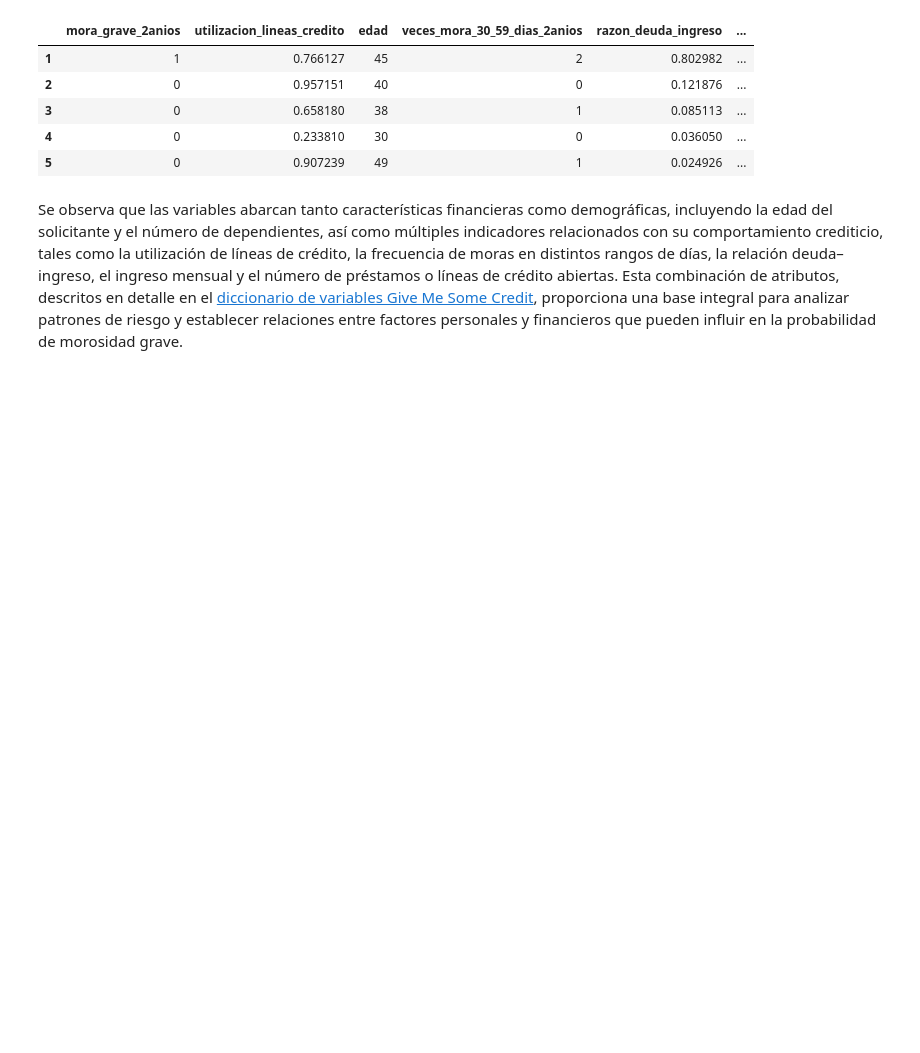
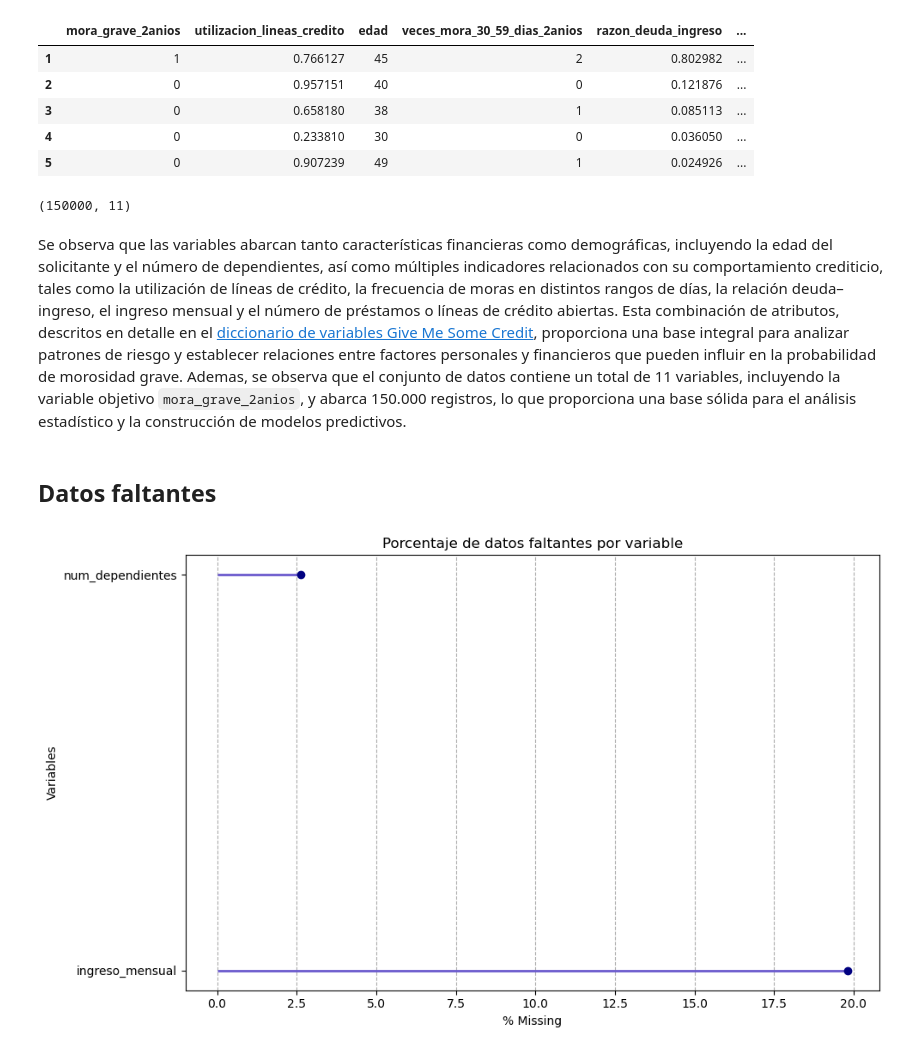
Before and after one commit to sePerezAlbor/ProyectoFinal_MachineLearning, a Jupyter notebook: _sources/EDA.ipynb, the cells around one changed output. Cells and saved outputs as stored; diff of their text form; code cells hidden in the pictures; blank space fills up the shorter version.

```diff
--- a/_sources/EDA.ipynb
+++ b/_sources/EDA.ipynb
@@ -100,5 +108,31 @@ train_data.head()
 | 3 | 0 | 0.658180 | 38 | 1 | 0.085113 | ... |
 | 4 | 0 | 0.233810 | 30 | 0 | 0.036050 | ... |
 | 5 | 0 | 0.907239 | 49 | 1 | 0.024926 | ... |
+# %%
+train_data.shape
+# %% [output]
+(150000, 11)
 # %% [markdown]
-Se observa que las variables abarcan tanto características financieras como demográficas, incluyendo la edad del solicitante y el número de dependientes, así como múltiples indicadores relacionados con su comportamiento crediticio, tales como la utilización de líneas de crédito, la frecuencia de moras en distintos rangos de días, la relación deuda–ingreso, el ingreso mensual y el número de préstamos o líneas de crédito abiertas. Esta combinación de atributos, descritos en detalle en el [diccionario de variables Give Me Some Credit](tabla-diccionario-gmsc), proporciona una base integral para analizar patrones de riesgo y establecer relaciones entre factores personales y financieros que pueden influir en la probabilidad de morosidad grave.
+Se observa que las variables abarcan tanto características financieras como demográficas, incluyendo la edad del solicitante y el número de dependientes, así como múltiples indicadores relacionados con su comportamiento crediticio, tales como la utilización de líneas de crédito, la frecuencia de moras en distintos rangos de días, la relación deuda–ingreso, el ingreso mensual y el número de préstamos o líneas de crédito abiertas. Esta combinación de atributos, descritos en detalle en el [diccionario de variables Give Me Some Credit](tabla-diccionario-gmsc), proporciona una base integral para analizar patrones de riesgo y establecer relaciones entre factores personales y financieros que pueden influir en la probabilidad de morosidad grave. Ademas, se observa que el conjunto de datos contiene un total de 11 variables, incluyendo la variable objetivo `mora_grave_2anios`, y abarca 150.000 registros, lo que proporciona una base sólida para el análisis estadístico y la construcción de modelos predictivos.
+# %% [markdown]
+## **Datos faltantes**
+# %%
+faltantes = train_data.isnull().mean().sort_values(ascending=False) * 100
+faltantes = faltantes[faltantes > 0]
+
+plt.figure(figsize=(10, 6))
+
+
+plt.hlines(y=faltantes.index, xmin=0, xmax=faltantes.values, color='slateblue', linewidth=2)
+
+plt.plot(faltantes.values, faltantes.index, "o", color='navy')
+
+plt.xlabel('% Missing')
+plt.ylabel('Variables')
+plt.title('Porcentaje de datos faltantes por variable')
+
+plt.grid(axis='x', linestyle='--')
+plt.tight_layout()
+plt.show()
+# %% [output]
+[figure, added]
```
Also changed, not shown: parts of 50 cells of this notebook, 22 other files.
